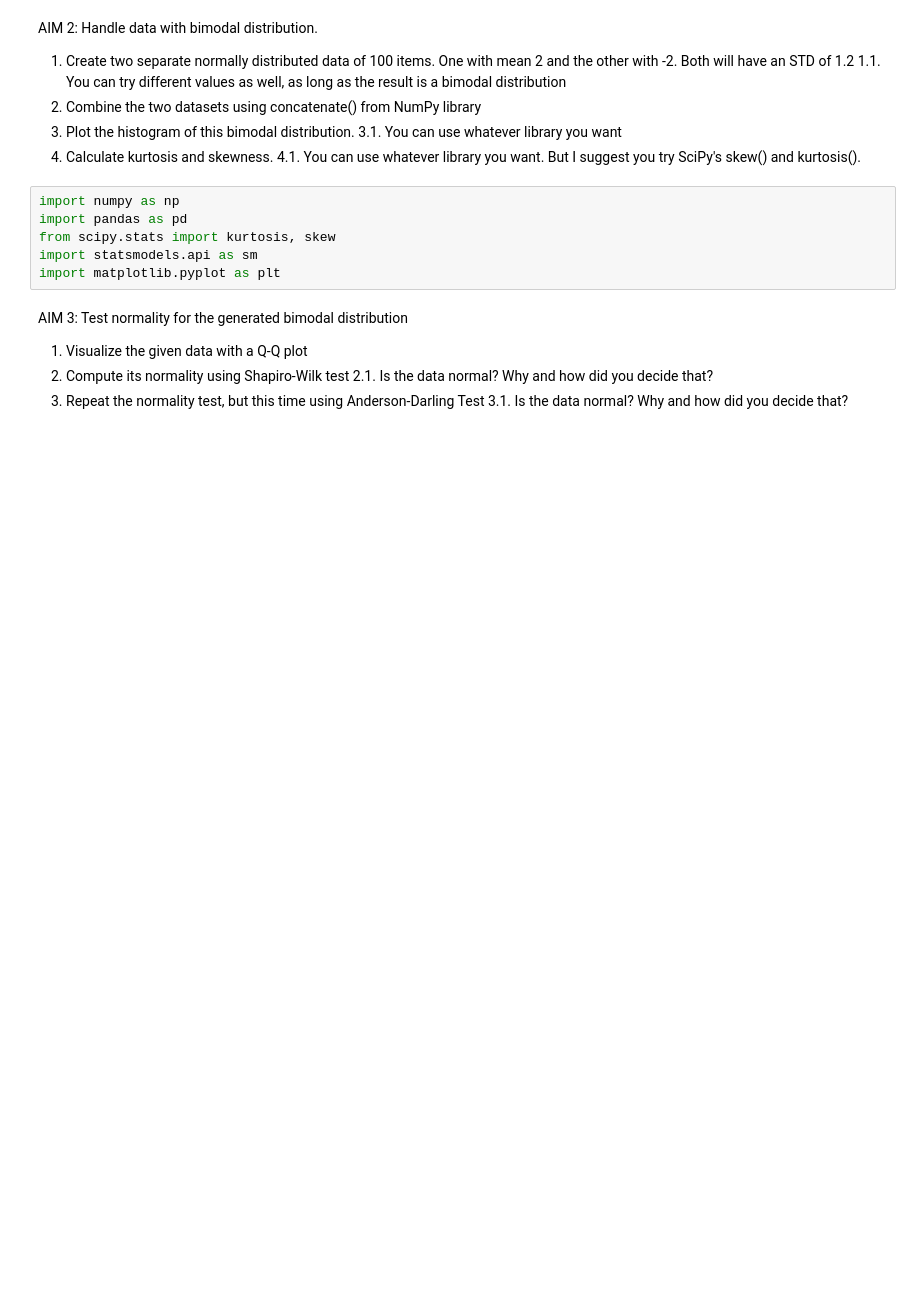
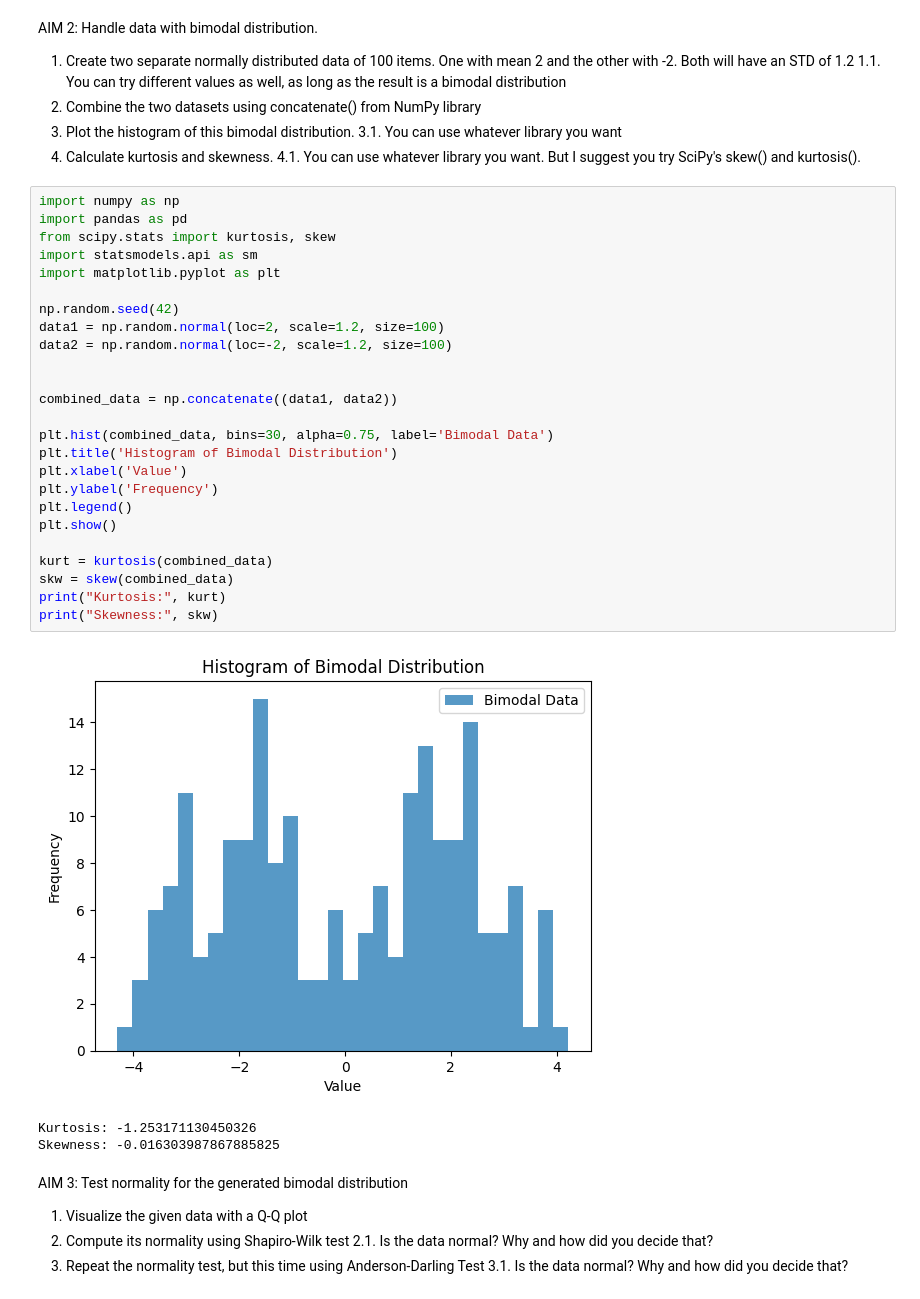
Before and after one commit to yonghusxt/ANOVA-practice-exercise, a Jupyter notebook: anova_practice.ipynb, the cells around one changed output. Drawn from its saved outputs; the diff is of its cells as text; blank space fills up the shorter version.

```diff
--- a/anova_practice.ipynb
+++ b/anova_practice.ipynb
@@ -18,12 +38,35 @@ AIM 2: Handle data with bimodal distribution.
     3.1. You can use whatever library you want
 4. Calculate kurtosis and skewness.
     4.1. You can use whatever library you want. But I suggest you try SciPy's skew() and kurtosis().
-# %%
-import numpy as np
-import pandas as pd
-from scipy.stats import kurtosis, skew
-import statsmodels.api as sm
-import matplotlib.pyplot as plt
+# %%
+import numpy as np
+import pandas as pd
+from scipy.stats import kurtosis, skew
+import statsmodels.api as sm
+import matplotlib.pyplot as plt
+
+np.random.seed(42)
+data1 = np.random.normal(loc=2, scale=1.2, size=100)
+data2 = np.random.normal(loc=-2, scale=1.2, size=100)
+
+
+combined_data = np.concatenate((data1, data2))
+
+plt.hist(combined_data, bins=30, alpha=0.75, label='Bimodal Data')
+plt.title('Histogram of Bimodal Distribution')
+plt.xlabel('Value')
+plt.ylabel('Frequency')
+plt.legend()
+plt.show()
+
+kurt = kurtosis(combined_data)
+skw = skew(combined_data)
+print("Kurtosis:", kurt)
+print("Skewness:", skw)
+# %% [output]
+[figure, added]
+Kurtosis: -1.253171130450326
+Skewness: -0.016303987867885825
 # %% [markdown]
 AIM 3: Test normality for the generated bimodal distribution
 
```
Also changed, not shown: parts of 6 cells of this notebook.
